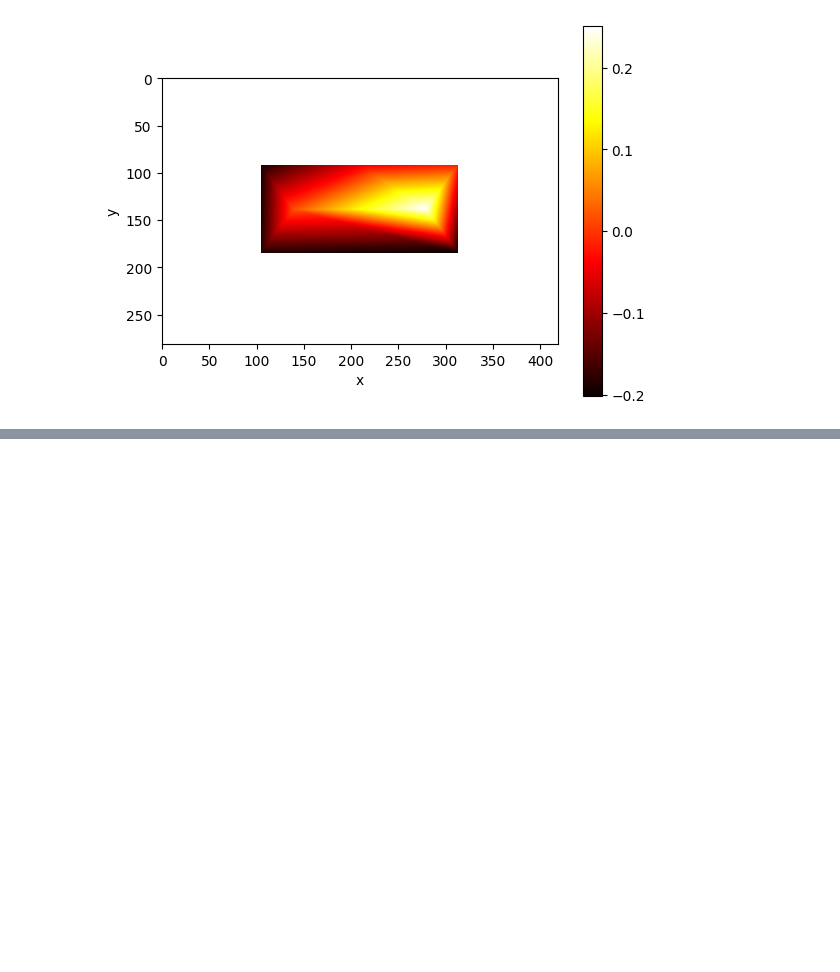
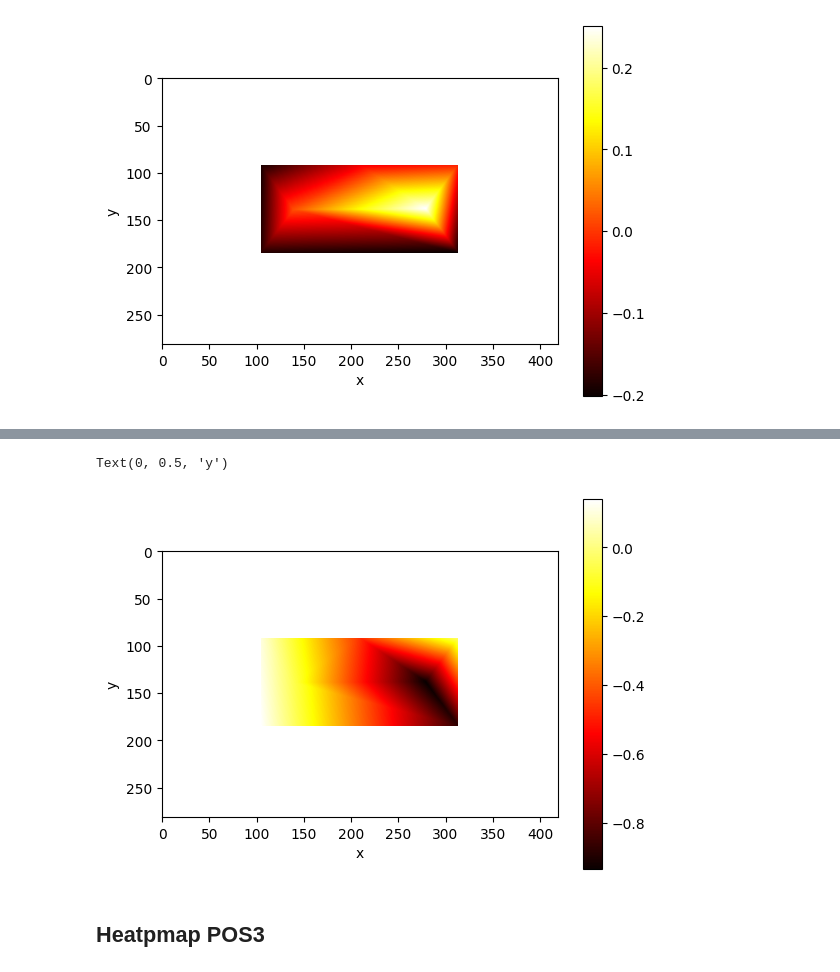
Before and after one commit to NicolasLSchneebeli/IC-TesteInicial, a Jupyter notebook: Teste1-Tapete.ipynb, the cells around one changed output, grey strips where cells are left out. Cells and saved outputs as stored; diff of their text form; code cells hidden in the pictures; blank space fills up the shorter version.

```diff
--- a/Teste1-Tapete.ipynb
+++ b/Teste1-Tapete.ipynb
@@ -638,0 +667,11 @@ Text(0, 0.5, 'y')
+# %%
+deltalambdaC2=np.zeros(7)
+
+deltalambdaC2[0]= medias[0] - Bequer500pos2['PEAKS1'].mean()
+deltalambdaC2[1]= medias[1] - Bequer500pos2['PEAKS2'].mean()
+deltalambdaC2[2]= medias[2] - Bequer500pos2['PEAKS3'].mean()
+
+deltalambdaC2[3]= medias[3] - Bequer500pos2['PEAKS5'].mean()
+deltalambdaC2[4]= medias[4] - Bequer500pos2['PEAKS6'].mean()
+deltalambdaC2[5]= medias[5] - Bequer500pos2['PEAKS7'].mean()
+deltalambdaC2[6]= medias[6] - Bequer500pos2['PEAKS8'].mean()
@@ -638,0 +762,4 @@ Text(0, 0.5, 'y')
+# %%
+locC2=np.zeros((7,2))
+FC2=np.zeros(7)
+tapeteposC2=tapetepos.copy()
@@ -638,0 +804,14 @@ Text(0, 0.5, 'y')
+# %%
+interp_forcasC2= griddata(locC2,FC2,(xx,yy))
+
+
+im1=plt.imshow(interp_forcasC2 , cmap="hot")
+
+plt.colorbar(im1)
+plt.xlabel('x')
+plt.ylabel('y')
+# %% [output]
+Text(0, 0.5, 'y')
+[figure, added]
+# %% [markdown]
+## Heatpmap POS3
```
Also changed, not shown: parts of 26 cells of this notebook, 1 other file.
